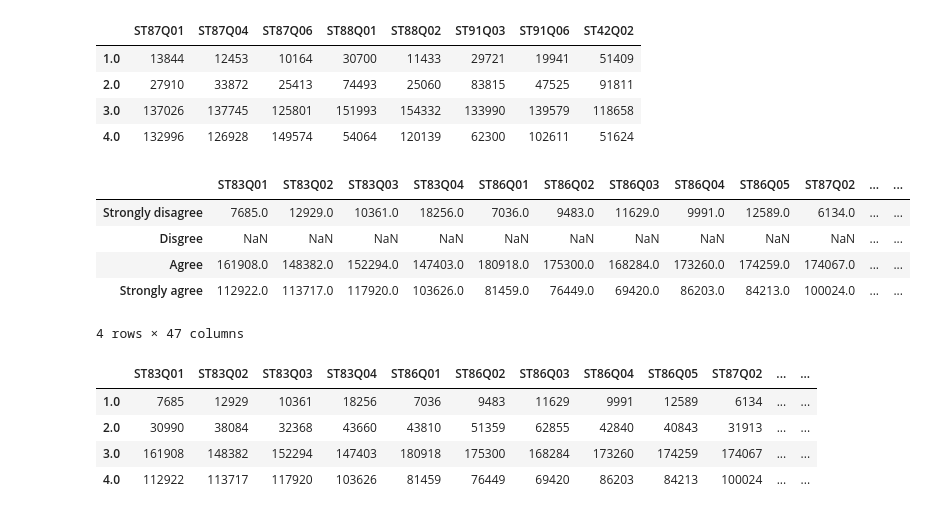
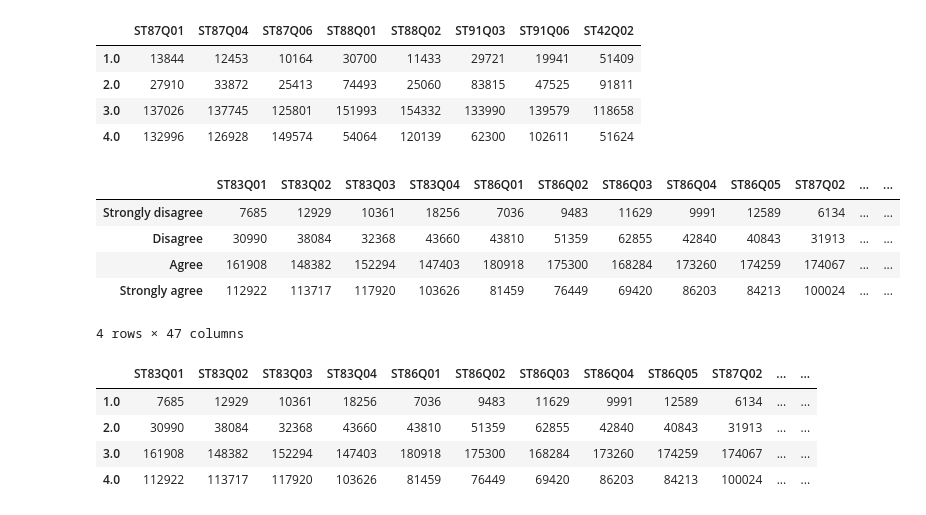
Before and after one commit to aeglon97/Communicate-Data-Findings, a Jupyter notebook: pisa_wrangle.ipynb, the cells around one changed output. Cells and saved outputs as stored; diff of their text form; code cells hidden in the pictures.

```diff
--- a/pisa_wrangle.ipynb
+++ b/pisa_wrangle.ipynb
@@ -809,13 +811,13 @@ pisa2012_clean[group1_reverse].apply(pd.Series.value_counts)
 | 4.0 | 132996 | 126928 | 149574 | 54064 | 120139 | 62300 | 102611 | 51624 |
 # %%
 #normal questions
-pisa2012[group1_clean].apply(pd.Series.value_counts).reindex(index = ['Strongly disagree', 'Disgree', 'Agree', 'Strongly agree'])
+pisa2012[group1_clean].apply(pd.Series.value_counts).reindex(index = ['Strongly disagree', 'Disagree', 'Agree', 'Strongly agree'])
 # %% [output]
 |  | ST83Q01 | ST83Q02 | ST83Q03 | ST83Q04 | ST86Q01 | ST86Q02 | ST86Q03 | ST86Q04 | ST86Q05 | ST87Q02 | ... | ... |
-| Strongly disagree | 7685.0 | 12929.0 | 10361.0 | 18256.0 | 7036.0 | 9483.0 | 11629.0 | 9991.0 | 12589.0 | 6134.0 | ... | ... |
-| Disgree | NaN | NaN | NaN | NaN | NaN | NaN | NaN | NaN | NaN | NaN | ... | ... |
-| Agree | 161908.0 | 148382.0 | 152294.0 | 147403.0 | 180918.0 | 175300.0 | 168284.0 | 173260.0 | 174259.0 | 174067.0 | ... | ... |
-| Strongly agree | 112922.0 | 113717.0 | 117920.0 | 103626.0 | 81459.0 | 76449.0 | 69420.0 | 86203.0 | 84213.0 | 100024.0 | ... | ... |
+| Strongly disagree | 7685 | 12929 | 10361 | 18256 | 7036 | 9483 | 11629 | 9991 | 12589 | 6134 | ... | ... |
+| Disagree | 30990 | 38084 | 32368 | 43660 | 43810 | 51359 | 62855 | 42840 | 40843 | 31913 | ... | ... |
+| Agree | 161908 | 148382 | 152294 | 147403 | 180918 | 175300 | 168284 | 173260 | 174259 | 174067 | ... | ... |
+| Strongly agree | 112922 | 113717 | 117920 | 103626 | 81459 | 76449 | 69420 | 86203 | 84213 | 100024 | ... | ... |
 4 rows × 47 columns
 # %%
 pisa2012_clean[group1_clean].apply(pd.Series.value_counts)
```
Also changed, not shown: parts of 13 cells of this notebook.
